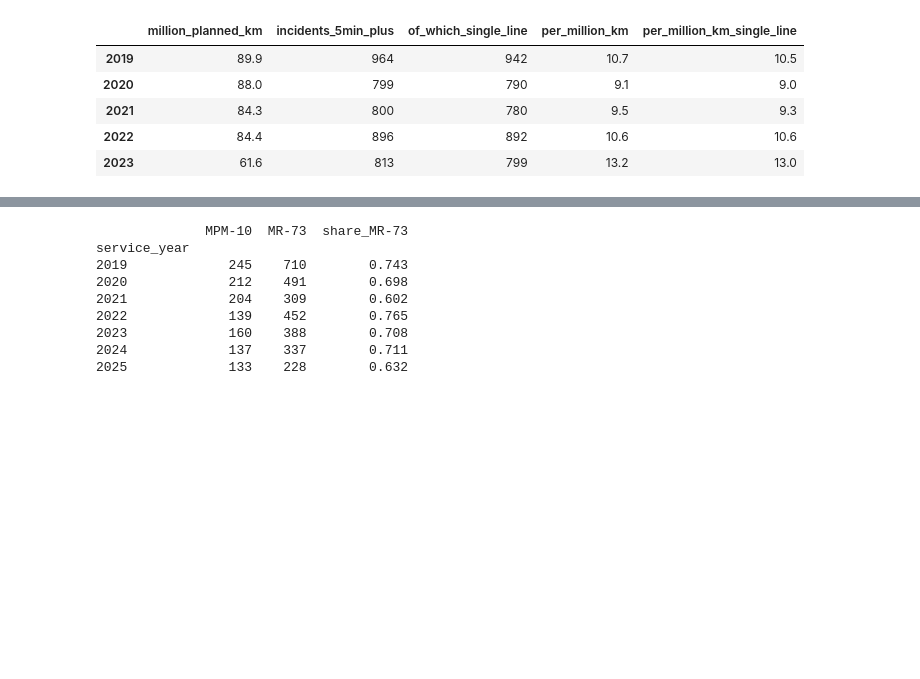
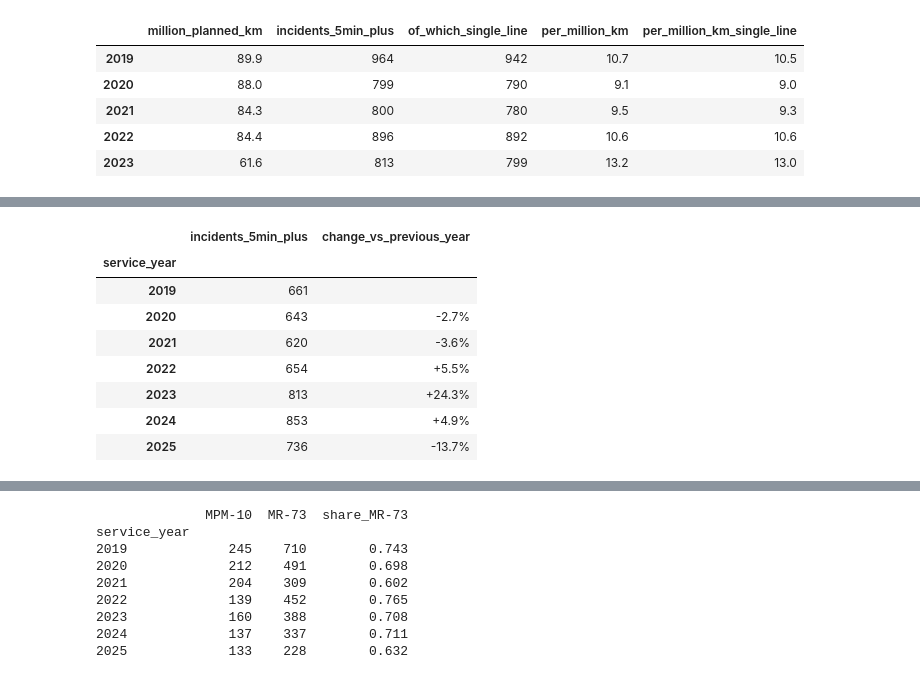
Before and after one commit to elcine/DS_challenge, a Jupyter notebook: notebooks/analysis.ipynb, the cells around one changed output, grey strips where cells are left out. Saved outputs shown, nothing was run; the diff lists cells and outputs as text; code cells hidden in the pictures; blank space fills up the shorter version.

```diff
--- a/notebooks/analysis.ipynb
+++ b/notebooks/analysis.ipynb
@@ -634,0 +662,17 @@ covers rolling-stock-caused incidents only.
+# %%
+# Incidents of 5 minutes or more, January to September of each year (the
+# months available for 2025), with the change from the year before.
+jan_sep = train[(train["service_month"] <= 9) & (train["duration_bin_lower"] >= 5)]
+five_plus_jan_sep = jan_sep.groupby("service_year").size().to_frame("incidents_5min_plus")
+five_plus_jan_sep["change_vs_previous_year"] = five_plus_jan_sep["incidents_5min_plus"].pct_change()
+five_plus_jan_sep.style.format({"change_vs_previous_year": "{:+.1%}"}, na_rep="")
+# %% [output]
+|  | incidents_5min_plus | change_vs_previous_year |
+| service_year |  |  |
+| 2019 | 661 |  |
+| 2020 | 643 | -2.7% |
+| 2021 | 620 | -3.6% |
+| 2022 | 654 | +5.5% |
+| 2023 | 813 | +24.3% |
+| 2024 | 853 | +4.9% |
+| 2025 | 736 | -13.7% |
```
Also changed, not shown: parts of 9 cells of this notebook, 5 other files.
